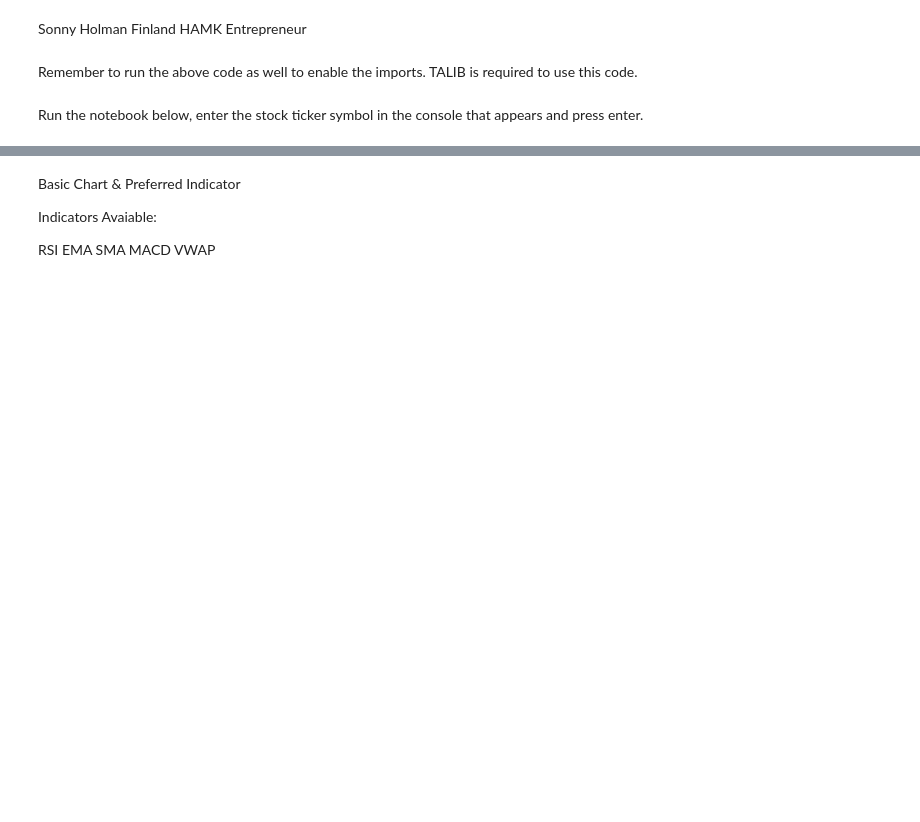
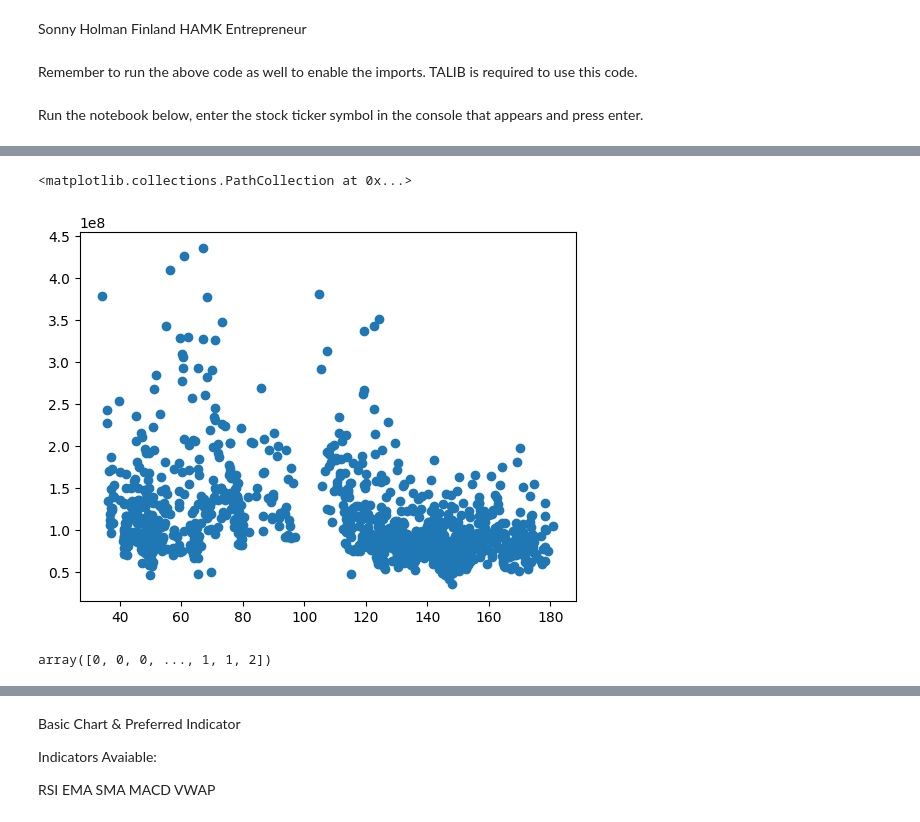
Before and after one commit to arcturuscodez/Stock-Analyzer, a Jupyter notebook: StockAnalyzer/SimpleStockAnalyzer.ipynb, the cells around one changed output, grey strips where cells are left out. Saved outputs shown, nothing was run; the diff lists cells and outputs as text; code cells hidden in the pictures; blank space fills up the shorter version.

```diff
--- a/StockAnalyzer/SimpleStockAnalyzer.ipynb
+++ b/StockAnalyzer/SimpleStockAnalyzer.ipynb
@@ -54,0 +65,14 @@ data
+# %%
+v = data['Close']
+z = data['Volume']
+
+plt.scatter(v,z)
+# %% [output]
+<matplotlib.collections.PathCollection at 0x...>
+[figure, added]
+# %%
+km = KMeans(n_clusters=3)
+y_predicted = km.fit_predict(data[['Close','Volume']])
+y_predicted
+# %% [output]
+array([0, 0, 0, ..., 1, 1, 2])
```
Also changed, not shown: parts of 17 cells of this notebook.
